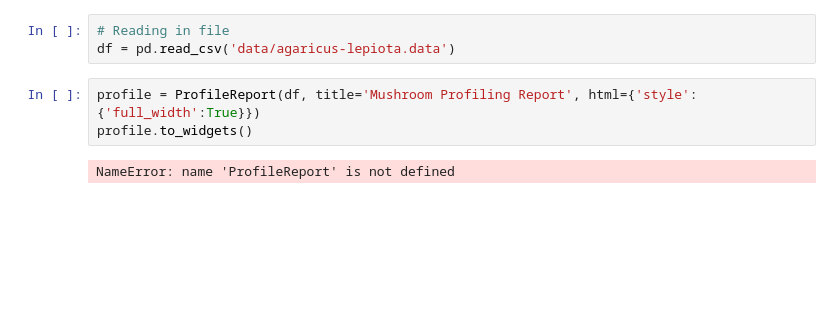
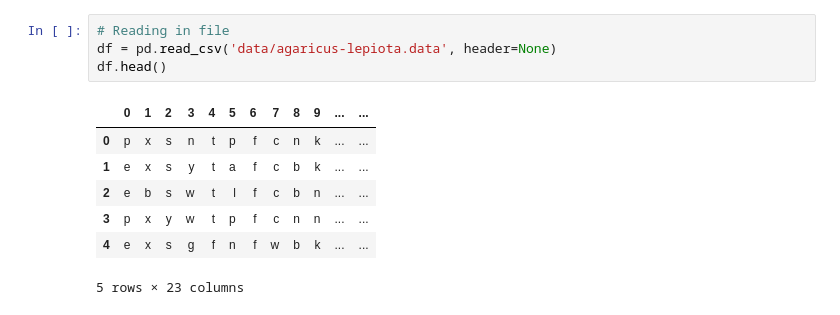
Before and after one commit to Faithie30/Decision-Trees, a Jupyter notebook: Decision trees.ipynb, the cells around one changed output. Cells and saved outputs as stored; diff of their text form; blank space fills up the shorter version.

Commit message:
fixed errors

```diff
--- a/Decision trees.ipynb
+++ b/Decision trees.ipynb
@@ -18,8 +21,12 @@ ModuleNotFoundError: No module named 'pandas_profiling'
 # %%
 # Reading in file
-df = pd.read_csv('data/agaricus-lepiota.data')
+df = pd.read_csv('data/agaricus-lepiota.data', header=None)
+df.head()
+# %% [output]
+|  | 0 | 1 | 2 | 3 | 4 | 5 | 6 | 7 | 8 | 9 | ... | ... |
+| 0 | p | x | s | n | t | p | f | c | n | k | ... | ... |
+| 1 | e | x | s | y | t | a | f | c | b | k | ... | ... |
+| 2 | e | b | s | w | t | l | f | c | b | n | ... | ... |
+| 3 | p | x | y | w | t | p | f | c | n | n | ... | ... |
+| 4 | e | x | s | g | f | n | f | w | b | k | ... | ... |
+5 rows × 23 columns
-# %%
-profile = ProfileReport(df, title='Mushroom Profiling Report', html={'style':{'full_width':True}})
-profile.to_widgets()
-# %% [output]
-NameError: name 'ProfileReport' is not defined
```
Also changed, not shown: parts of 23 cells of this notebook.
